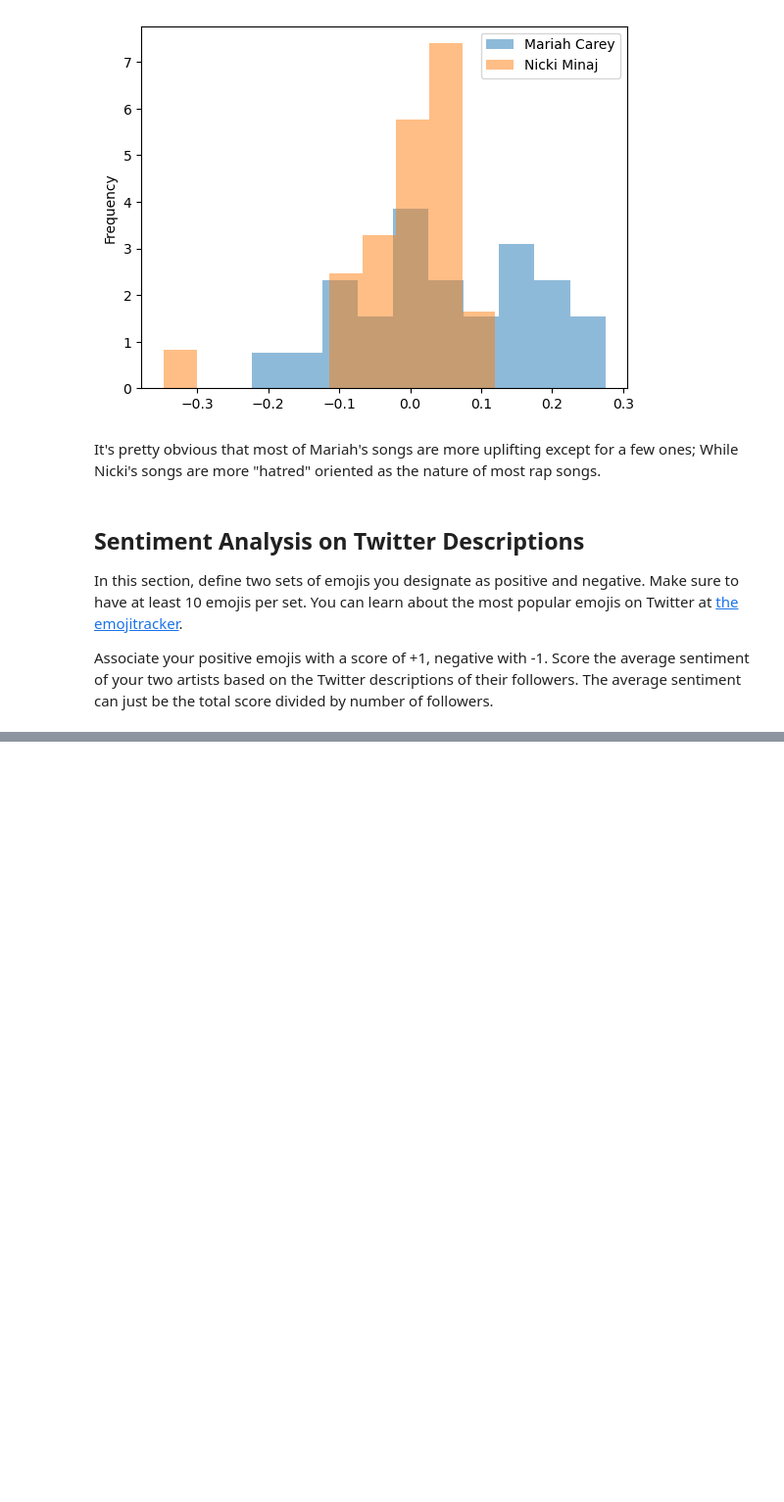
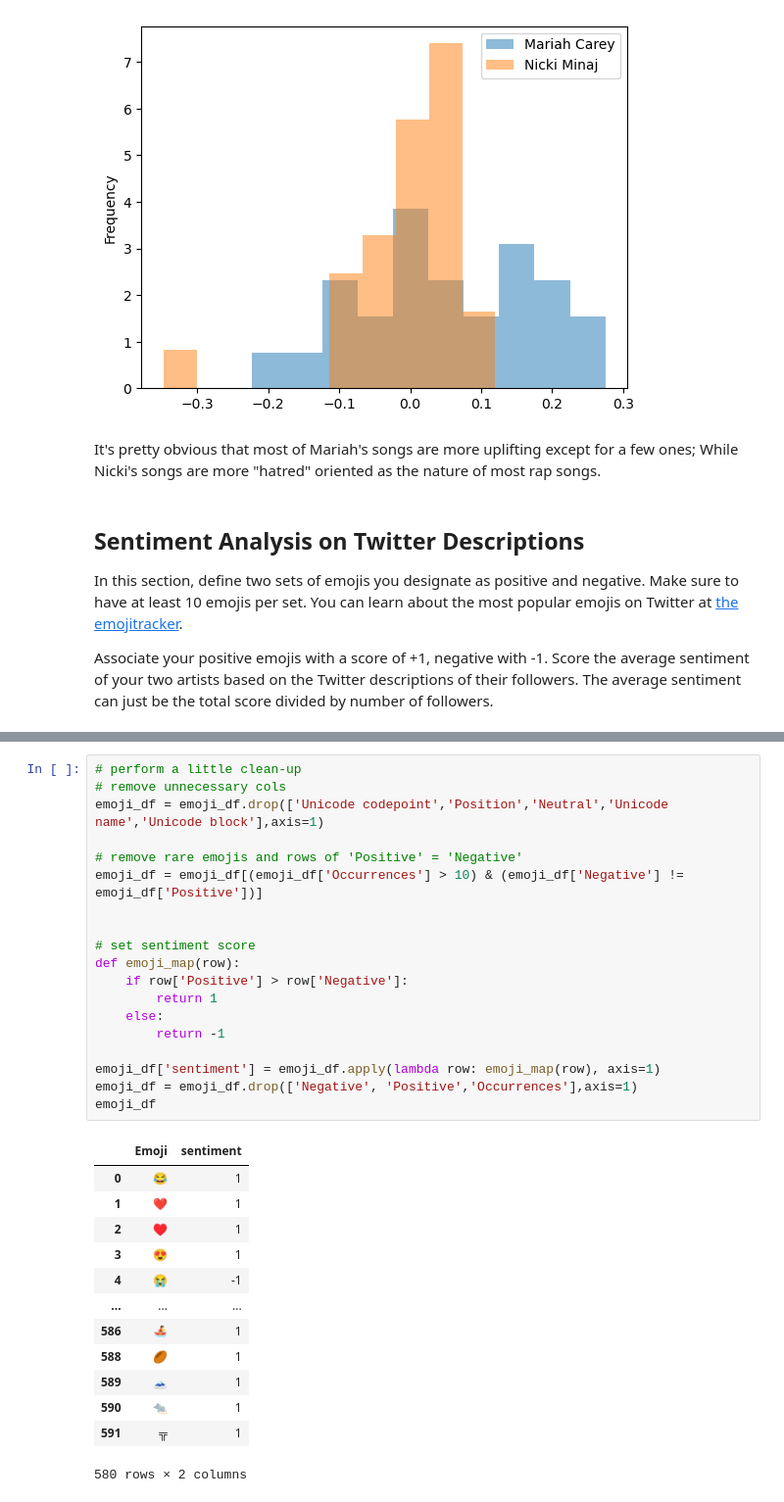
Before and after one commit to dingyiduan7/ADS_509_module6, a Jupyter notebook: Sentiment Assignment.ipynb, the cells around one changed output, grey strips where cells are left out. Shown at 98% size. Cells and saved outputs as stored; diff of their text form; blank space fills up the shorter version.

```diff
--- a/Sentiment Assignment.ipynb
+++ b/Sentiment Assignment.ipynb
@@ -359,0 +386,33 @@ Associate your positive emojis with a score of +1, negative with -1. Score the a
+# %%
+# perform a little clean-up
+# remove unnecessary cols
+emoji_df = emoji_df.drop(['Unicode codepoint','Position','Neutral','Unicode name','Unicode block'],axis=1)
+
+# remove rare emojis and rows of 'Positive' = 'Negative'
+emoji_df = emoji_df[(emoji_df['Occurrences'] > 10) & (emoji_df['Negative'] != emoji_df['Positive'])]
+
+
+# set sentiment score
+def emoji_map(row):
+    if row['Positive'] > row['Negative']:
+        return 1
+    else:
+        return -1
+
+emoji_df['sentiment'] = emoji_df.apply(lambda row: emoji_map(row), axis=1)
+emoji_df = emoji_df.drop(['Negative', 'Positive','Occurrences'],axis=1)
+emoji_df
+# %% [output]
+|  | Emoji | sentiment |
+| 0 | 😂 | 1 |
+| 1 | ❤ | 1 |
+| 2 | ♥ | 1 |
+| 3 | 😍 | 1 |
+| 4 | 😭 | -1 |
+| ... | ... | ... |
+| 586 | 🚣 | 1 |
+| 588 | 🏉 | 1 |
+| 589 | 🗻 | 1 |
+| 590 | 🐀 | 1 |
+| 591 | ╦ | 1 |
+580 rows × 2 columns
```
Also changed, not shown: parts of 18 cells of this notebook, 1 other file.
